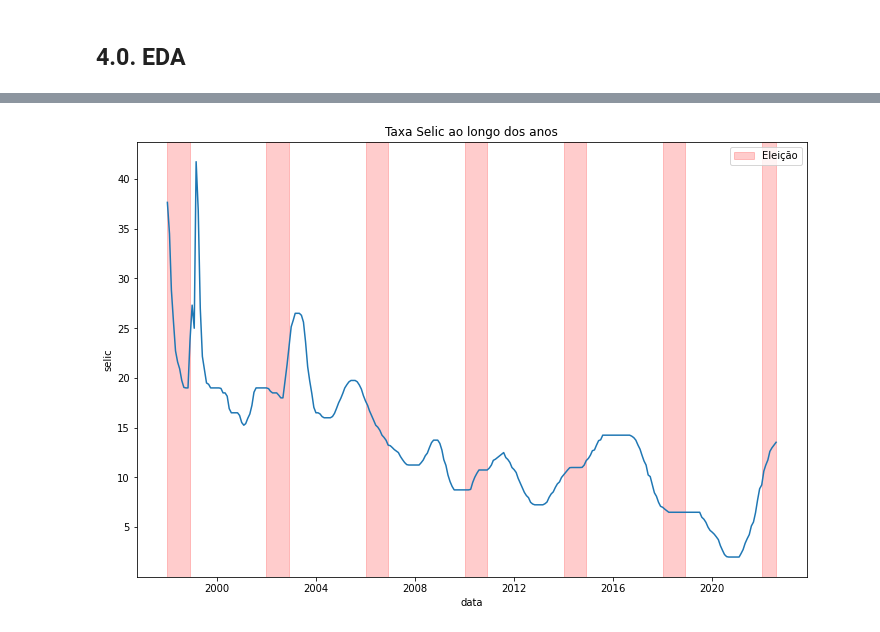
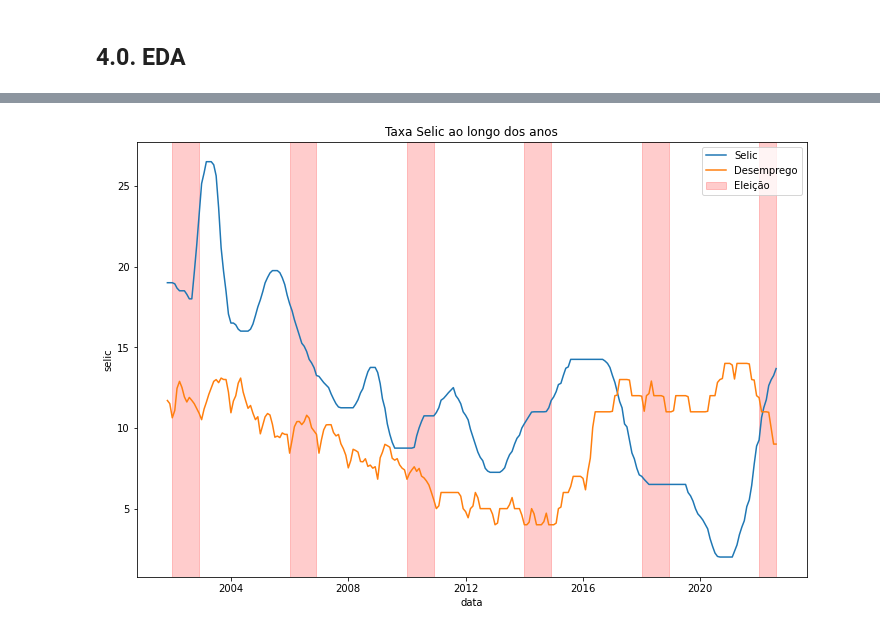
Before and after one commit to Lucas-Okamura/Selic-Forecast, a Jupyter notebook: selic-forecast.ipynb, the cells around one changed output, grey strips where cells are left out. Cells and saved outputs as stored; diff of their text form; code cells hidden in the pictures.

Commit message:
feat: started Eda and added desemprego

```diff
--- a/selic-forecast.ipynb
+++ b/selic-forecast.ipynb
@@ -71,0 +118,5 @@ df2.head()
+# %%
+df2_desemprego['atual'] = df2_desemprego['atual'].str[:-2].replace(',', '.', regex = True).astype(float)
+df2_desemprego['projecao'] = df2_desemprego['projecao'].str[:-2].replace(',', '.', regex = True).astype(float)
+df2_desemprego['anterior'] = df2_desemprego['anterior'].str[:-2].replace(',', '.', regex = True).astype(float)
+df2_desemprego.head()
@@ -75,6 +133,9 @@ df2.head()
 df2['data'] = pd.to_datetime(df2['data'], format = "%d/%m/%Y")
 df2['periodo_vigencia_min'] = pd.to_datetime(df2['periodo_vigencia'].apply(lambda x: x[:10]), format = "%d/%m/%Y")
 df2['periodo_vigencia_max'] = pd.to_datetime(df2['periodo_vigencia'].apply(lambda x: x[-10:] if len(x) == 23 else np.nan), format = "%d/%m/%Y")
+
+df2_desemprego['lancamento'] = pd.to_datetime(df2_desemprego['lancamento'].str[:10], format = "%d.%m.%Y")
+df2_desemprego['lancamento_lag'] = df2_desemprego['lancamento'].shift(1)
 df2.head()
 # %% [output]
 |  | reuniao | data | vies | periodo_vigencia | meta_selic_aa | tban_am | taxa_selic | taxa_selic_aa | ... |
@@ -85,6 +146,7 @@ df2.head()
 | 4 | 244º | 2022-02-02 | NaN | 03/02/2022 - 16/03/2022 | 10.75 | NaN | 1.13 | 10.65 | ... |
 # %%
 df2_daily = pd.DataFrame(columns = ['data', 'selic'])
+df2_daily_desemprego = pd.DataFrame(columns = ['data', 'desemprego'])
 
 for index, row in df2.sort_values(by = 'data').iterrows():
     # definindo dia mínimo e máximo (se máximo for nulo, colocar data de hoje)
@@ -95,7 +157,19 @@ for index, row in df2.sort_values(by = 'data').iterrows():
     df_append['selic'] = row['meta_selic_aa']
     df2_daily = pd.concat([df2_daily, df_append])
 
+for index, row in df2_desemprego.sort_values(by = 'lancamento').iterrows():
+    # definindo dia mínimo e máximo (se máximo for nulo, colocar data de hoje)
+    min_date = row['lancamento']
+    max_date = row['lancamento_lag'] if not pd.isnull(row['lancamento_lag']) else pd.Timestamp.today()
+
+    df_append = pd.DataFrame({'data': pd.date_range(min_date, max_date, freq='D')})
+    df_append['desemprego'] = row['atual']
+    df2_daily_desemprego = pd.concat([df2_daily_desemprego, df_append])
+
 df2_daily['ano'] = df2_daily['data'].dt.year
 df2_daily['mes'] = df2_daily['data'].dt.month
+
+df2_daily = df2_daily.merge(df2_daily_desemprego, on = ['data'])
+
 df2_daily.head()
 # %% [output]
@@ -128,6 +202,12 @@ Para obter a taxa Selic mensal, transforma-se a base em granularidade diária e
 aux = df2_daily.groupby(['ano', 'mes', 'selic']).count().reset_index()
 wm = lambda x: np.average(x, weights = aux.loc[x.index, "data"])
 df2_monthly = aux.groupby(['ano', 'mes']).agg({'selic': wm}).reset_index()
+
+aux_desemprego = df2_daily.groupby(['ano', 'mes', 'desemprego']).count().reset_index()
+wm_desemprego = lambda x: np.average(x, weights = aux_desemprego.loc[x.index, "data"])
+df2_monthly_desemprego = aux_desemprego.groupby(['ano', 'mes']).agg({'desemprego': wm_desemprego}).reset_index()
+
+df2_monthly = df2_monthly.merge(df2_monthly_desemprego, on = ['ano', 'mes'])
 df2_monthly['data'] = pd.to_datetime(df2_monthly['ano'].astype(str) + '-' + df2_monthly['mes'].astype(str), format = "%Y-%m")
 df2_monthly
 # %% [output]
@@ -160,15 +250,16 @@ df4 = df3.copy()
 # %%
 fig, ax = plt.subplots(figsize = (12, 8))
-sns.lineplot(data = df3, x = 'data', y = 'selic', ax = ax);
+sns.lineplot(data = df4, x = 'data', y = 'selic', ax = ax, label = 'Selic');
+sns.lineplot(data = df4, x = 'data', y = 'desemprego', ax = ax, label = 'Desemprego');
 max_min_date_year = df4.query("eleicao == 1").groupby('ano')['data'].agg(['min', 'max'])
 
 for index, row in max_min_date_year.iterrows():
-    if index == 1998:
+    if index == 2002:
         ax.axvspan(row['min'], row['max'], alpha=0.2, color='red', label = 'Eleição')
     else:
         ax.axvspan(row['min'], row['max'], alpha=0.2, color='red')
 
 ax.set_title('Taxa Selic ao longo dos anos');
 plt.legend();
 # %% [output]
-[figure, old version]
+[figure, new version]
```
Also changed, not shown: parts of 26 cells of this notebook, 2 other files.
